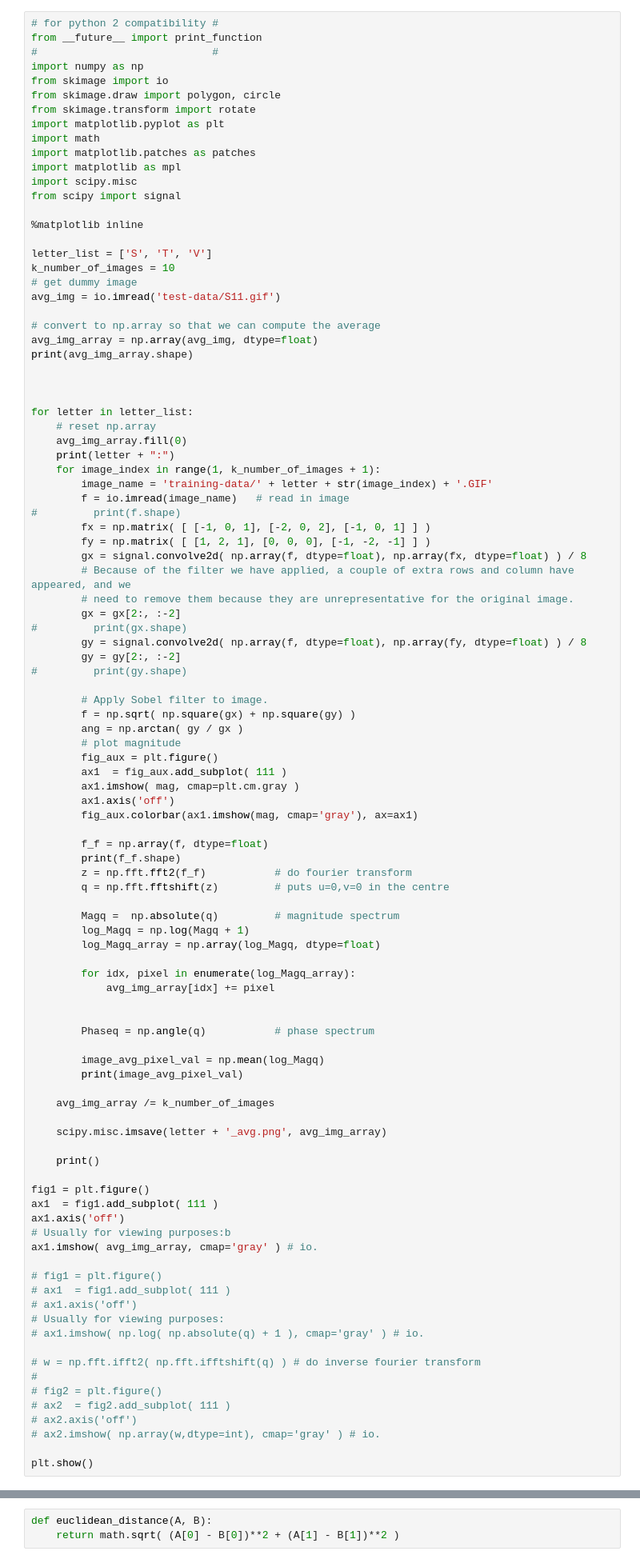
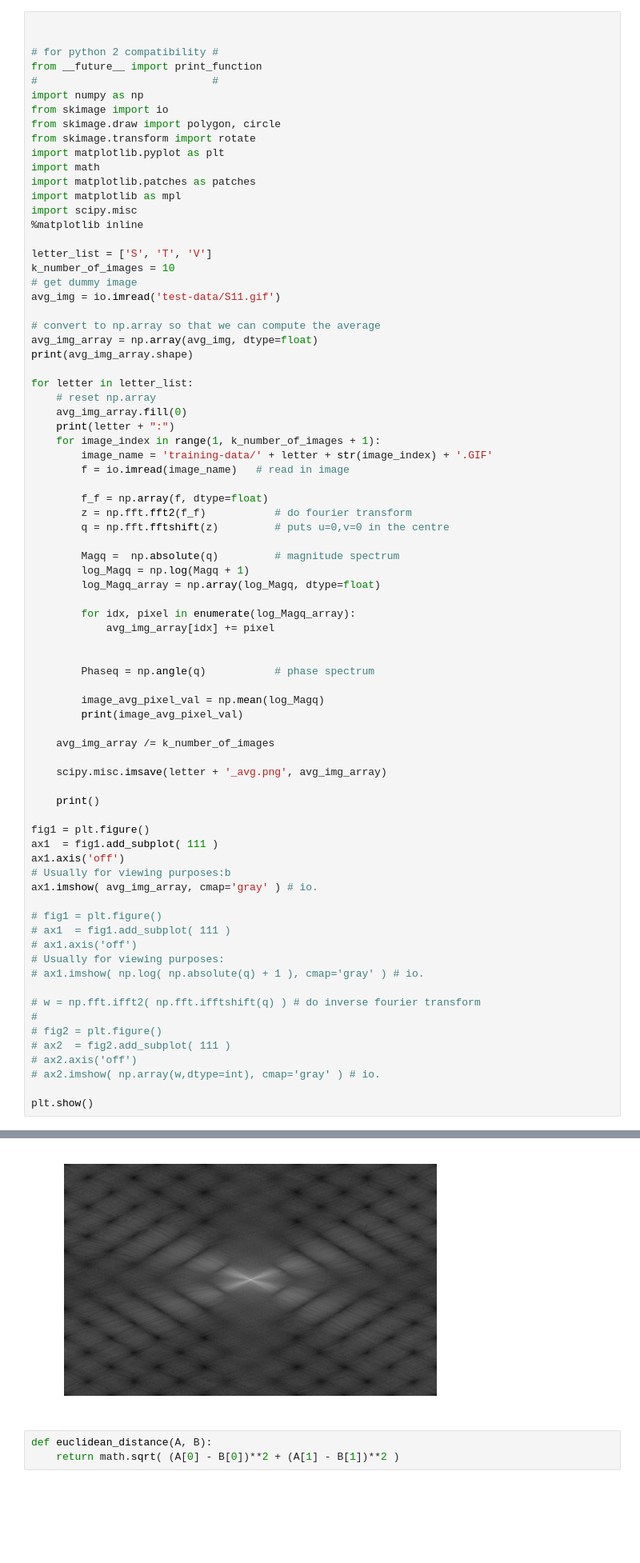
Before and after one commit to mika018/Character-Recognition-Classifier, a Jupyter notebook: cw2.ipynb, the cells around one changed output, grey strips where cells are left out. Shown at 80% size. Cells and saved outputs as stored; diff of their text form; blank space fills up the shorter version.

```diff
--- a/cw2.ipynb
+++ b/cw2.ipynb
@@ -1,4 +1,6 @@
 # %%
+
+
 # for python 2 compatibility #
 from __future__ import print_function
 #                            #
@@ -11,8 +13,6 @@ import math
 import matplotlib.patches as patches
 import matplotlib as mpl
 import scipy.misc
-from scipy import signal
-
 %matplotlib inline
 
 letter_list = ['S', 'T', 'V']
@@ -24,8 +24,6 @@ avg_img = io.imread('test-data/S11.gif')
 avg_img_array = np.array(avg_img, dtype=float)
 print(avg_img_array.shape)
 
-
-
 for letter in letter_list:
     # reset np.array
     avg_img_array.fill(0)
@@ -33,30 +31,8 @@ for letter in letter_list:
     for image_index in range(1, k_number_of_images + 1):
         image_name = 'training-data/' + letter + str(image_index) + '.GIF'
         f = io.imread(image_name)   # read in image
-#         print(f.shape)
-        fx = np.matrix( [ [-1, 0, 1], [-2, 0, 2], [-1, 0, 1] ] )
-        fy = np.matrix( [ [1, 2, 1], [0, 0, 0], [-1, -2, -1] ] )
-        gx = signal.convolve2d( np.array(f, dtype=float), np.array(fx, dtype=float) ) / 8
-        # Because of the filter we have applied, a couple of extra rows and column have appeared, and we
-        # need to remove them because they are unrepresentative for the original image.
-        gx = gx[2:, :-2]
-#         print(gx.shape)
-        gy = signal.convolve2d( np.array(f, dtype=float), np.array(fy, dtype=float) ) / 8
-        gy = gy[2:, :-2]
-#         print(gy.shape)
-
-        # Apply Sobel filter to image.
-        f = np.sqrt( np.square(gx) + np.square(gy) )
-        ang = np.arctan( gy / gx )
-        # plot magnitude
-        fig_aux = plt.figure()
-        ax1  = fig_aux.add_subplot( 111 )
-        ax1.imshow( mag, cmap=plt.cm.gray )
-        ax1.axis('off')
-        fig_aux.colorbar(ax1.imshow(mag, cmap='gray'), ax=ax1)
 
         f_f = np.array(f, dtype=float)
-        print(f_f.shape)
         z = np.fft.fft2(f_f)           # do fourier transform
         q = np.fft.fftshift(z)         # puts u=0,v=0 in the centre
 
@@ -130,3 +96,4 @@ T:
+[figure, added]
 # %%
 def euclidean_distance(A, B):
     return math.sqrt( (A[0] - B[0])**2 + (A[1] - B[1])**2 )
```
Also changed, not shown: parts of 9 cells of this notebook, 38 other files.
